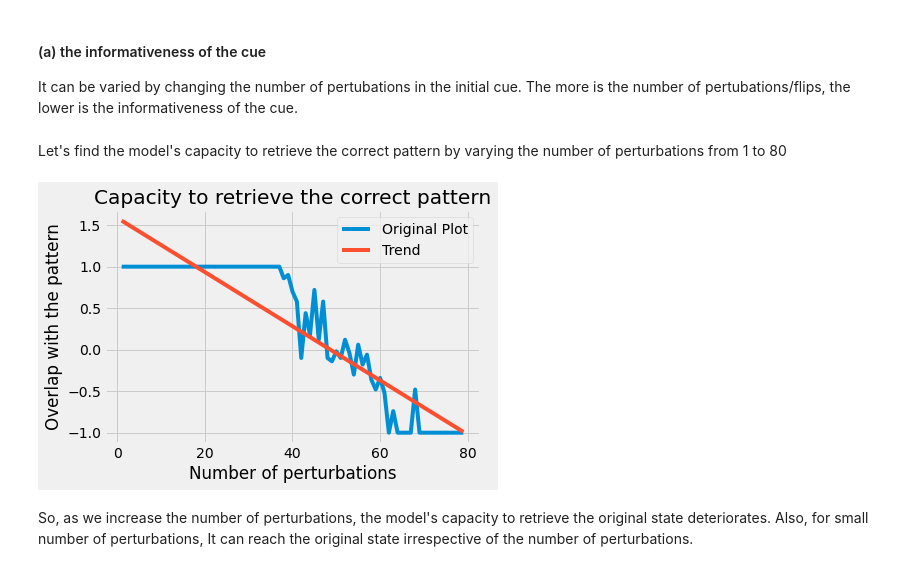
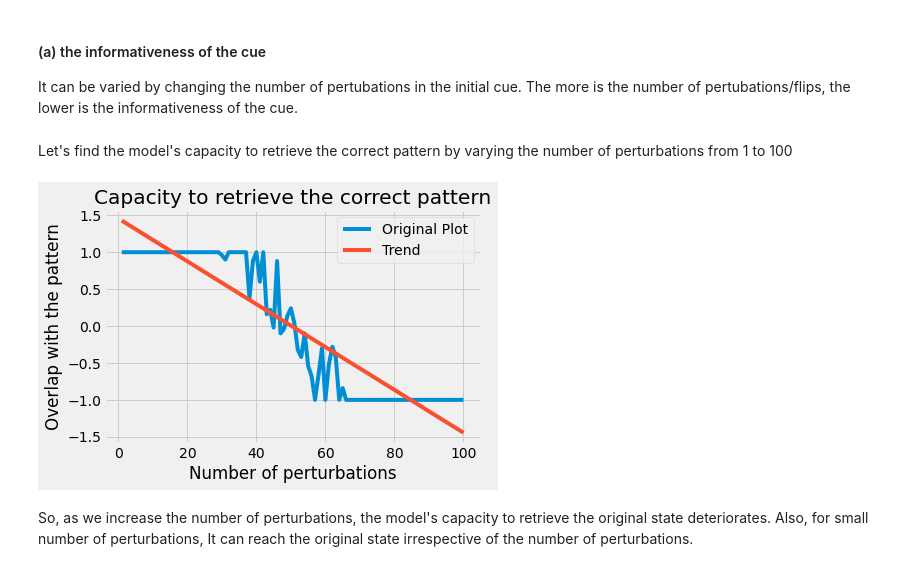
Before and after one commit to yashbg/cs786-comp-cog-sci, a Jupyter notebook: Assignment 1/190997.ipynb, the cells around one changed output. Cells and saved outputs as stored; diff of their text form; code cells hidden in the pictures.

```diff
--- a/Assignment 1/190997.ipynb
+++ b/Assignment 1/190997.ipynb
@@ -212,31 +212,31 @@ Run the model with different parameters to figure out how the model's capacity t
 #### (a) the informativeness of the cue
 It can be varied by changing the number of pertubations in the initial cue. The more is the number of pertubations/flips, the lower is the informativeness of the cue.
 # %% [markdown]
-Let's find the model's capacity to retrieve the correct pattern by varying the number of perturbations from 1 to 80
+Let's find the model's capacity to retrieve the correct pattern by varying the number of perturbations from 1 to 100
 # %%
 overlaps = []
 
-perturb_nums = range(1, 80)
+perturb_nums = range(1, 101)
 for i in perturb_nums:
   plist, cue, state_list = create_network(pattern_size=10, pattern_num=6, perturb_num=i, evolution_num = 3)
   overlap = pattern_tools.compute_overlap(state_list[-1], plist[0])
   overlaps.append(overlap)
 
 plt.title("Capacity to retrieve the correct pattern")
 plt.xlabel('Number of perturbations')
 plt.ylabel('Overlap with the pattern')
 plt.plot(perturb_nums, overlaps, label = 'Original Plot')
 
 m, b = np.polyfit(perturb_nums, overlaps, 1)
 trend = []
 for perturb_num in perturb_nums:
   trend.append(m * perturb_num + b)
 plt.plot(perturb_nums, trend, label = 'Trend')
 plt.legend()
 
 plt.show()
 # %% [output]
-[figure, old version]
+[figure, new version]
 # %% [markdown]
 So, as we increase the number of perturbations, the model's capacity to retrieve the original state deteriorates. Also, for small number of perturbations, It can reach the original state irrespective of the number of perturbations.
 # %% [markdown]
```
Also changed, not shown: parts of 18 cells of this notebook.
